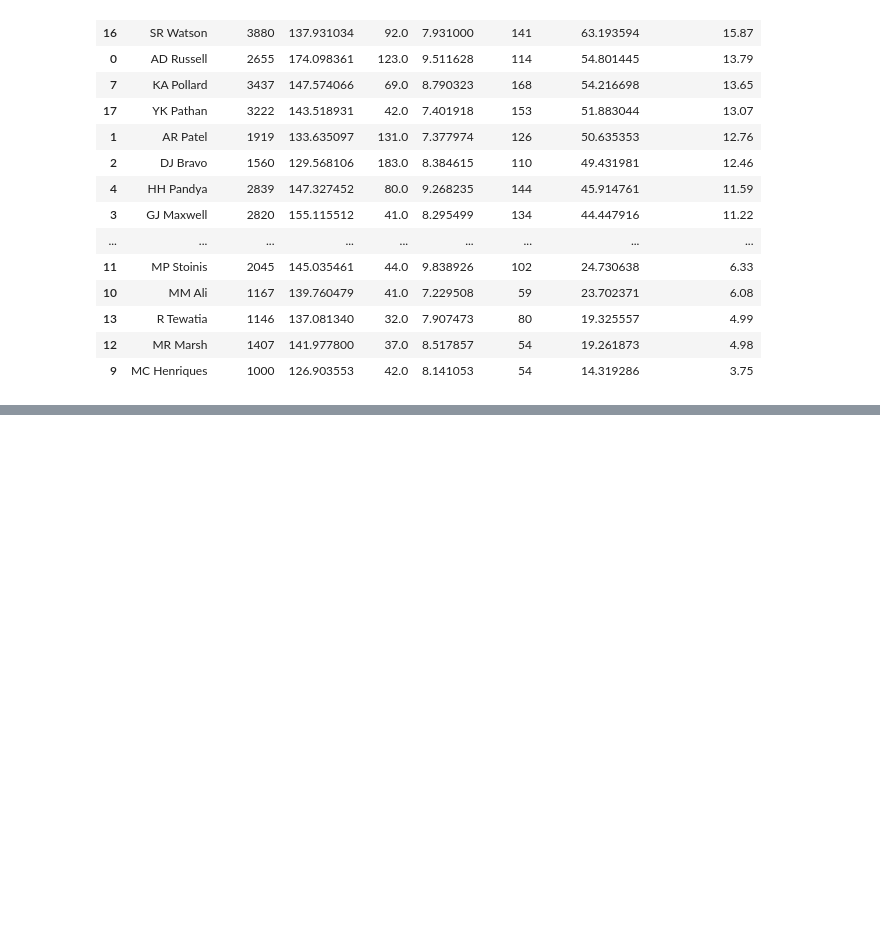
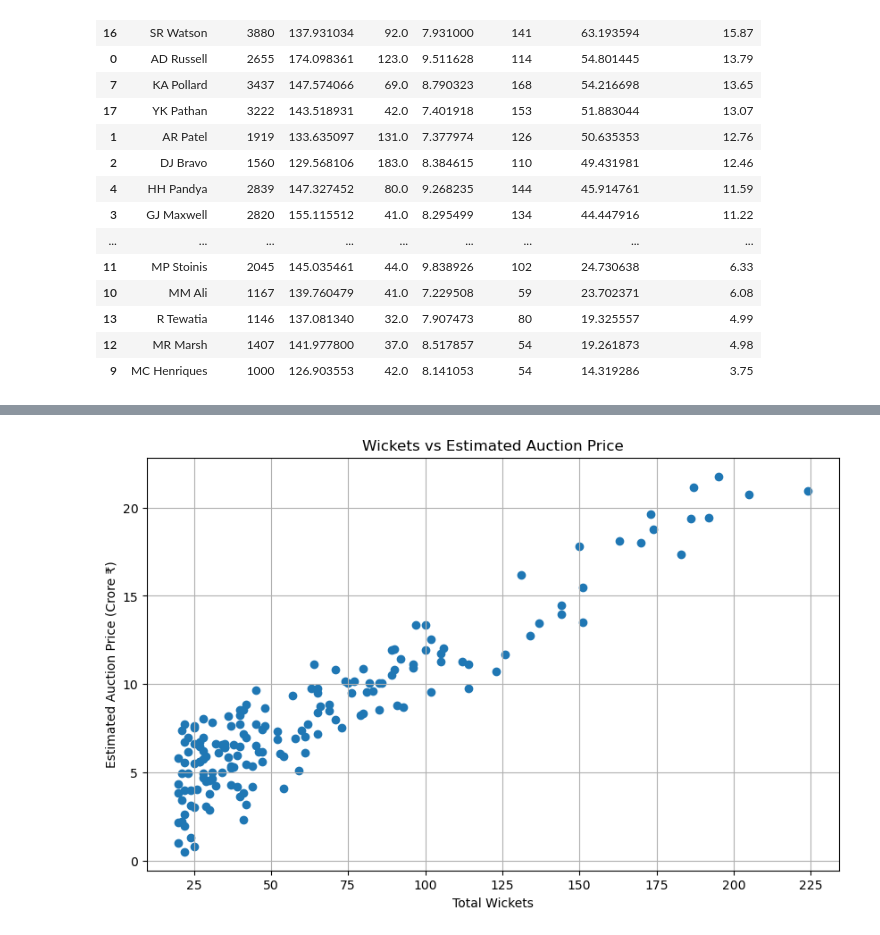
Before and after one commit to aryandhiman01/IPL_Auction_Intelligence_System, a Jupyter notebook: IPL_Task.ipynb, the cells around one changed output, grey strips where cells are left out. Saved outputs shown, nothing was run; the diff lists cells and outputs as text; code cells hidden in the pictures; blank space fills up the shorter version.

```diff
--- a/IPL_Task.ipynb
+++ b/IPL_Task.ipynb
@@ -1479,0 +1544,18 @@ top_all_rounders.head(20)
+# %%
+# Wickets vs Estimated Price
+plt.figure(figsize=(10,6))
+
+plt.scatter(
+    bowlers['wickets'],
+    bowlers['estimated_price_cr']
+)
+
+plt.title('Wickets vs Estimated Auction Price')
+plt.xlabel('Total Wickets')
+plt.ylabel('Estimated Auction Price (Crore ₹)')
+
+plt.grid(True)
+
+plt.show()
+# %% [output]
+[figure, added]
```
Also changed, not shown: parts of 9 cells of this notebook.
